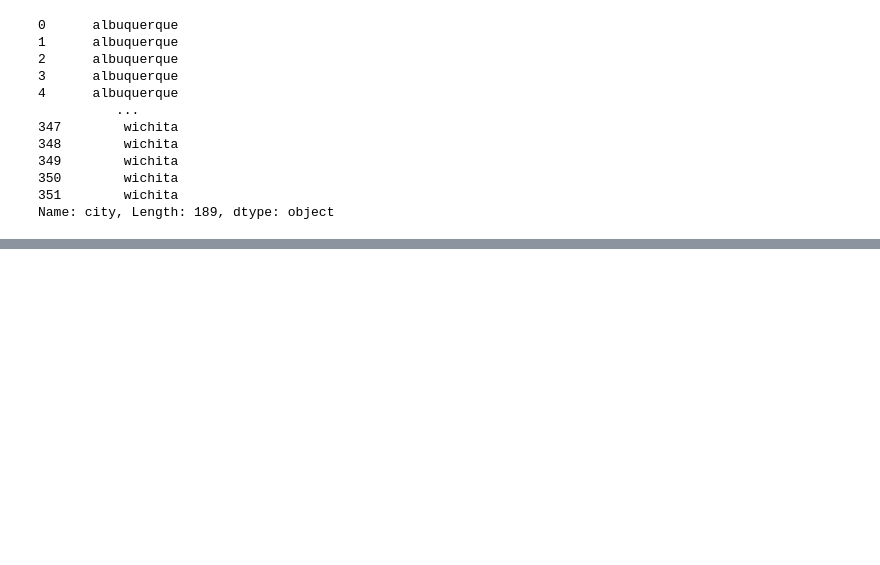
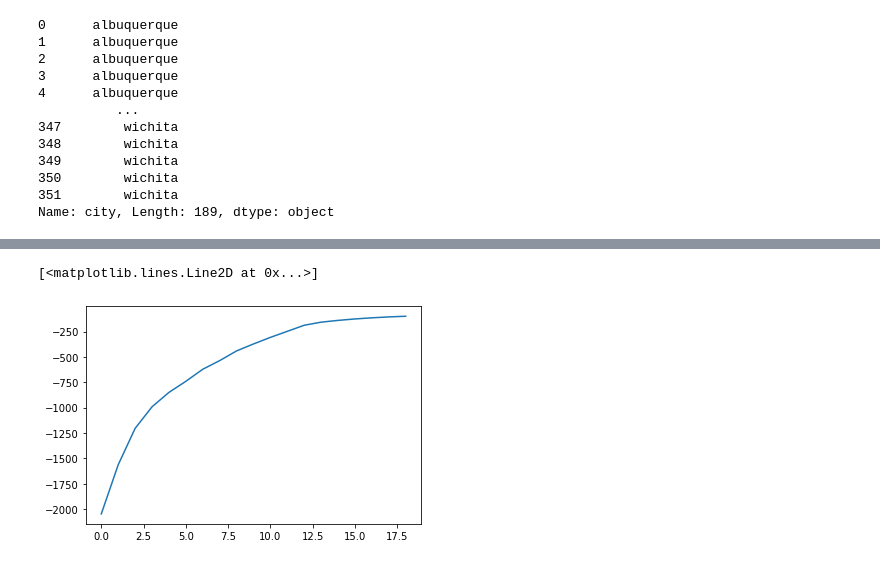
Before and after one commit to AndrewGossage/Homelessness-in-America, a Jupyter notebook: primary-code/1-EDA.ipynb, the cells around one changed output, grey strips where cells are left out. Drawn from its saved outputs; the diff is of its cells as text; code cells hidden in the pictures; blank space fills up the shorter version.

```diff
--- a/primary-code/1-EDA.ipynb
+++ b/primary-code/1-EDA.ipynb
@@ -409,0 +413,13 @@ sns.scatterplot(x = 'jan' , y ='overall homeless', data =dfsc)
+# %%
+from sklearn.cluster import KMeans
+
+scores= []
+for k in range(1, 20):
+    km = KMeans(k)
+    s = km.fit(dfsc.select_dtypes(np.number))
+    scores.append(s.score(dfsc.select_dtypes(np.number)))
+# %%
+plt.plot(scores )
+# %% [output]
+[<matplotlib.lines.Line2D at 0x...>]
+[figure, added]
```
Also changed, not shown: parts of 27 cells of this notebook.
